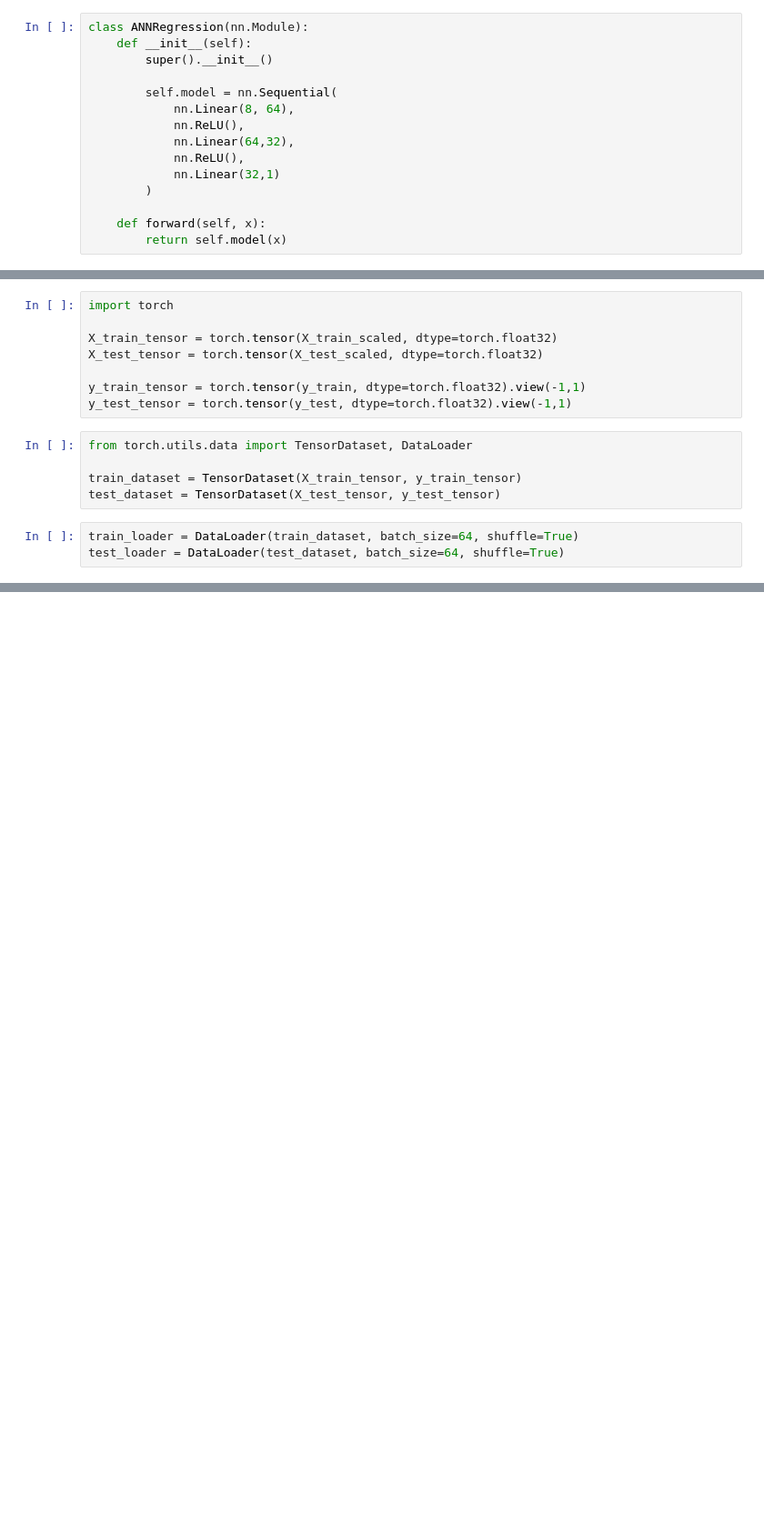
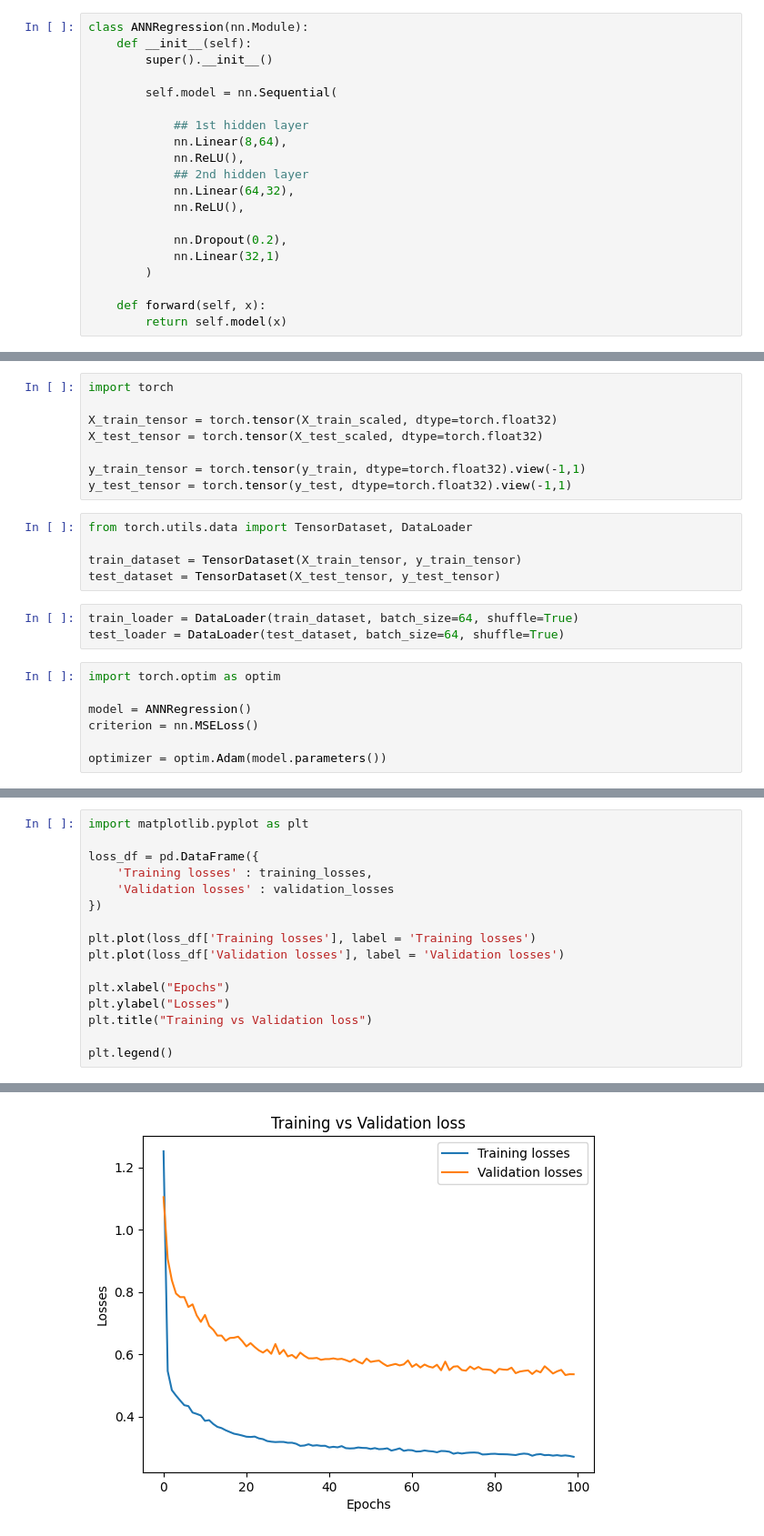
Before and after one commit to kevish2822/Deep-Learning-Foundations, a Jupyter notebook: 01_ANN_Regression/ANN_regression.ipynb, the cells around one changed output, grey strips where cells are left out. Shown at 91% size. Saved outputs shown, nothing was run; the diff lists cells and outputs as text; blank space fills up the shorter version.

```diff
--- a/01_ANN_Regression/ANN_regression.ipynb
+++ b/01_ANN_Regression/ANN_regression.ipynb
@@ -50,10 +56,15 @@ class ANNRegression(nn.Module):
         super().__init__()
 
         self.model = nn.Sequential(
-            nn.Linear(8, 64),
+
+            ## 1st hidden layer
+            nn.Linear(8,64),
             nn.ReLU(),
+            ## 2nd hidden layer
             nn.Linear(64,32),
             nn.ReLU(),
+
+            nn.Dropout(0.2),
             nn.Linear(32,1)
         )
 
@@ -75,3 +88,10 @@ test_dataset = TensorDataset(X_test_tensor, y_test_tensor)
 # %%
 train_loader = DataLoader(train_dataset, batch_size=64, shuffle=True)
 test_loader = DataLoader(test_dataset, batch_size=64, shuffle=True)
+# %%
+import torch.optim as optim
+
+model = ANNRegression()
+criterion = nn.MSELoss()
+
+optimizer = optim.Adam(model.parameters())
@@ -77,0 +156,17 @@ test_loader = DataLoader(test_dataset, batch_size=64, shuffle=True)
+# %%
+import matplotlib.pyplot as plt
+
+loss_df = pd.DataFrame({
+    'Training losses' : training_losses,
+    'Validation losses' : validation_losses
+})
+
+plt.plot(loss_df['Training losses'], label = 'Training losses')
+plt.plot(loss_df['Validation losses'], label = 'Validation losses')
+
+plt.xlabel("Epochs")
+plt.ylabel("Losses")
+plt.title("Training vs Validation loss")
+
+plt.legend()
+# %% [output]
@@ -77,0 +174 @@ test_loader = DataLoader(test_dataset, batch_size=64, shuffle=True)
+[figure, added]
```
Also changed, not shown: parts of 14 cells of this notebook, 2 other files.
